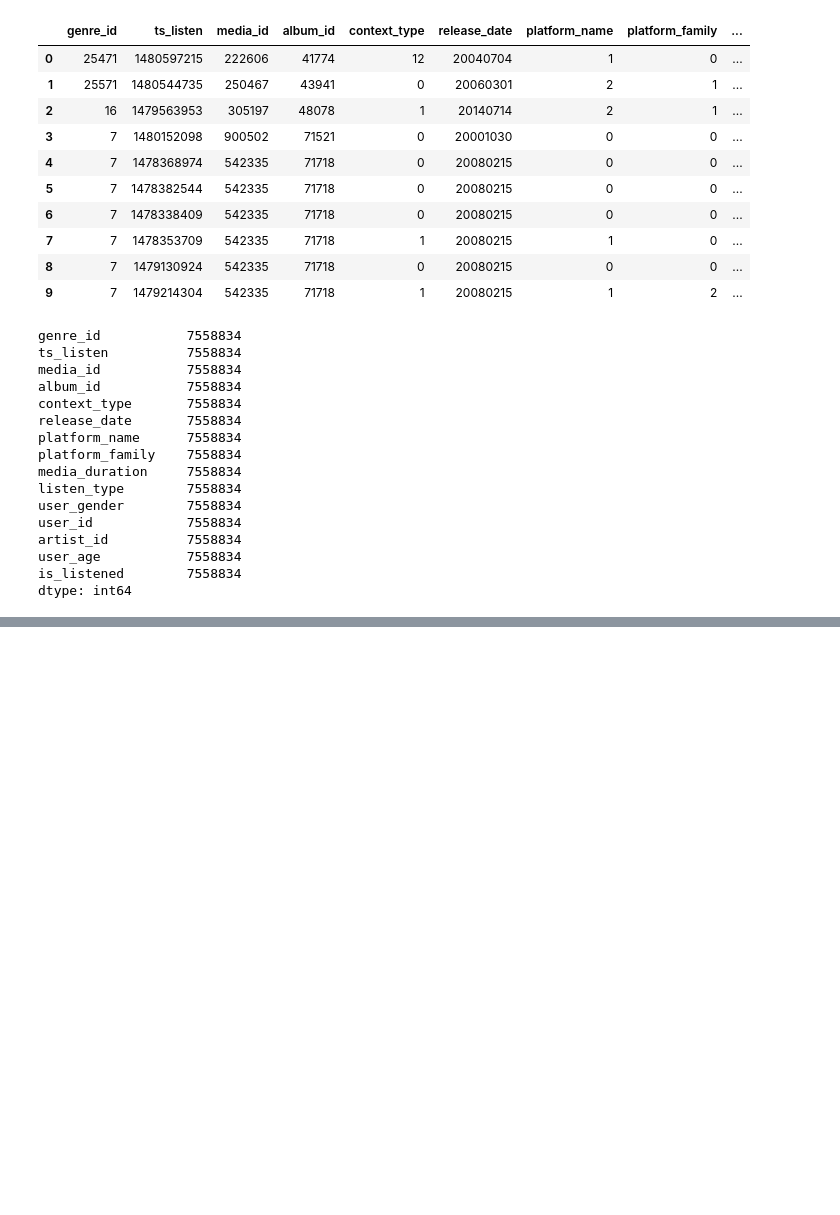
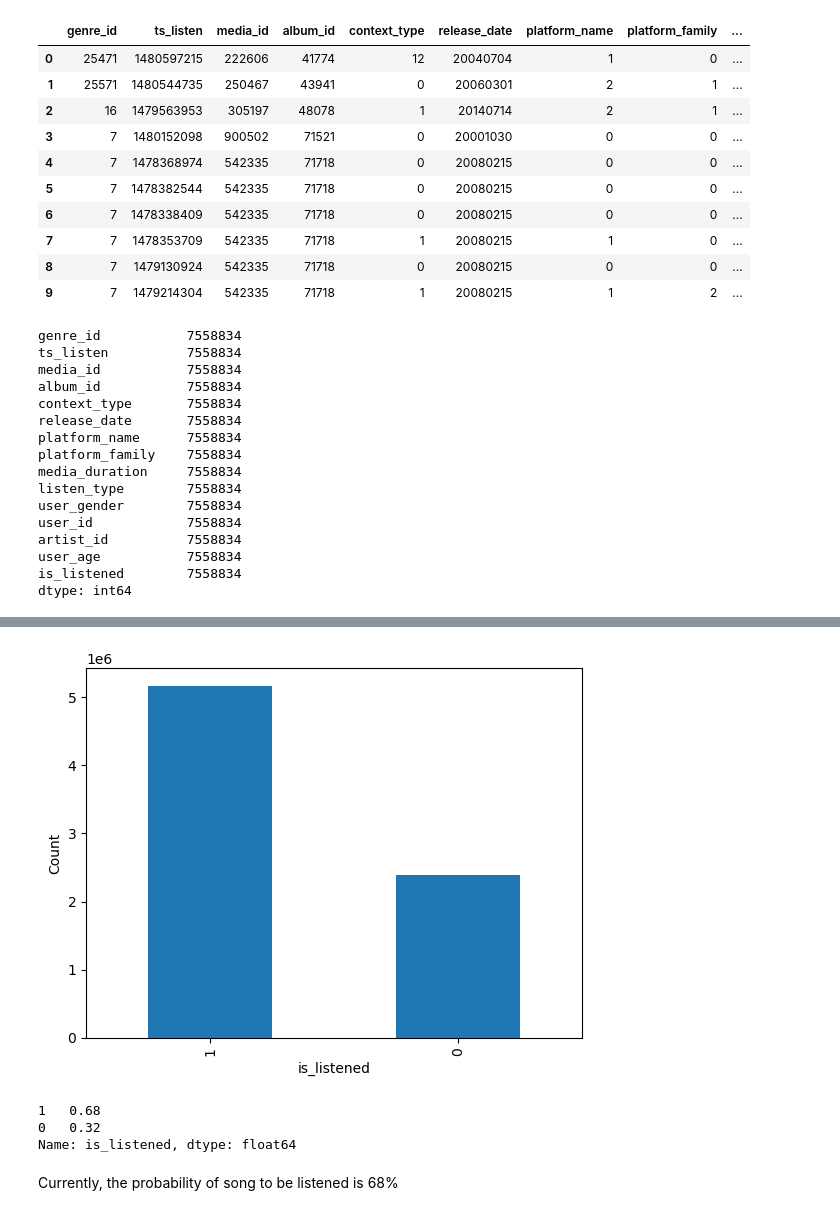
Before and after one commit to danaverdene/Recommend, a Jupyter notebook: Scripts/deezer_Dana.ipynb, the cells around one changed output, grey strips where cells are left out. Drawn from its saved outputs; the diff is of its cells as text; code cells hidden in the pictures; blank space fills up the shorter version.

```diff
--- a/Scripts/deezer_Dana.ipynb
+++ b/Scripts/deezer_Dana.ipynb
@@ -51,0 +121,23 @@ dtype: int64
+# %%
+# count the number of occurrences of each value in the is_listened column
+counts = data_deezer['is_listened'].value_counts()
+
+# create a bar plot of the counts
+counts.plot(kind='bar')
+
+# set the x-label and y-label of the plot
+plt.xlabel('is_listened')
+plt.ylabel('Count')
+
+# display the plot
+plt.show()
+
+proportions = counts / len(data_deezer)
+print(proportions)
+# %% [output]
+[figure, added]
+1   0.68
+0   0.32
+Name: is_listened, dtype: float64
+# %% [markdown]
+Currently, the probability of song to be listened is 68%
```
Also changed, not shown: parts of 9 cells of this notebook, 1 other file.
